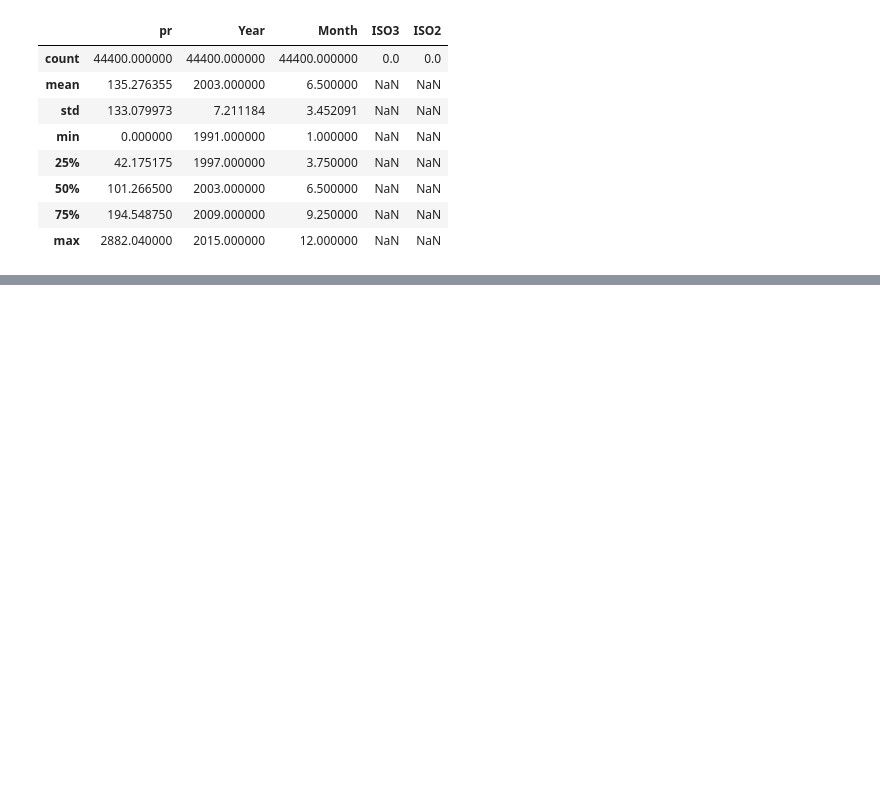
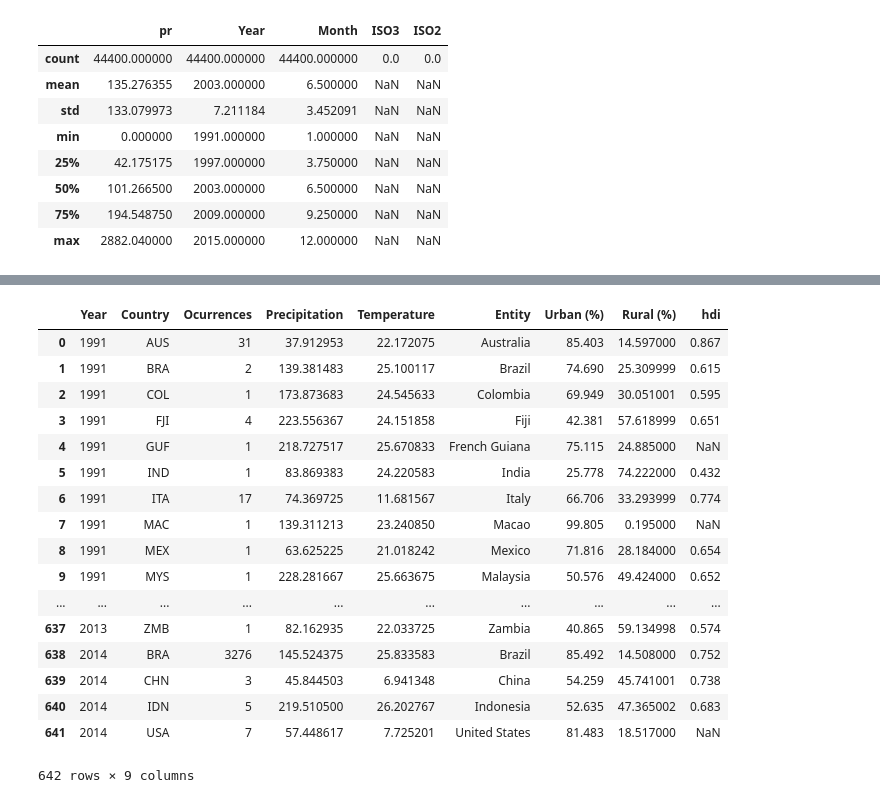
Before and after one commit to QuirkyDataScientist1978/project_dengue_fever, a Jupyter notebook: Final_Project_IP.ipynb, the cells around one changed output, grey strips where cells are left out. Cells and saved outputs as stored; diff of their text form; code cells hidden in the pictures; blank space fills up the shorter version.

```diff
--- a/Final_Project_IP.ipynb
+++ b/Final_Project_IP.ipynb
@@ -200,0 +239,6 @@ temp_rain_occur.to_csv('ocurences.csv', encoding='utf-8', index=False)
+# %%
+# Fix the difference of abbreviations for Romania
+urb['Country']  = urb['Country'].replace('ROU', 'ROM')
+# %%
+urban= pd.merge(temp_rain_occur, urb,  how='left', left_on=['Country','Year'], right_on = ['Country','Year'])
+urban.shape
@@ -200,0 +267,6 @@ temp_rain_occur.to_csv('ocurences.csv', encoding='utf-8', index=False)
+# %%
+hdi = pd.read_csv('/Users/RodolfoSaldanha/Desktop/IP/final_project/Datasets/NEW_HDI.csv')
+#hdi.rename(columns={'Code':'Country'}, inplace=True)
+hdi.drop(columns=['Unnamed: 0'],inplace=True)
+hdi.rename(columns={'COUNTRY_ID':'Country','variable':'Year','value':'hdi'}, inplace=True)
+hdi.head()
@@ -200,0 +280,25 @@ temp_rain_occur.to_csv('ocurences.csv', encoding='utf-8', index=False)
+# %%
+# Different abbreviation of the same country in different datasets
+hdi['Country'] = hdi['Country'].replace('ROU', 'ROM')
+# %%
+hdi_complete= pd.merge(urban, hdi,  how='left', left_on=['Country','Year'], right_on = ['Country','Year'])
+hdi_complete
+# %% [output]
+|  | Year | Country | Ocurrences | Precipitation | Temperature | Entity | Urban (%) | Rural (%) | hdi |
+| 0 | 1991 | AUS | 31 | 37.912953 | 22.172075 | Australia | 85.403 | 14.597000 | 0.867 |
+| 1 | 1991 | BRA | 2 | 139.381483 | 25.100117 | Brazil | 74.690 | 25.309999 | 0.615 |
+| 2 | 1991 | COL | 1 | 173.873683 | 24.545633 | Colombia | 69.949 | 30.051001 | 0.595 |
+| 3 | 1991 | FJI | 4 | 223.556367 | 24.151858 | Fiji | 42.381 | 57.618999 | 0.651 |
+| 4 | 1991 | GUF | 1 | 218.727517 | 25.670833 | French Guiana | 75.115 | 24.885000 | NaN |
+| 5 | 1991 | IND | 1 | 83.869383 | 24.220583 | India | 25.778 | 74.222000 | 0.432 |
+| 6 | 1991 | ITA | 17 | 74.369725 | 11.681567 | Italy | 66.706 | 33.293999 | 0.774 |
+| 7 | 1991 | MAC | 1 | 139.311213 | 23.240850 | Macao | 99.805 | 0.195000 | NaN |
+| 8 | 1991 | MEX | 1 | 63.625225 | 21.018242 | Mexico | 71.816 | 28.184000 | 0.654 |
+| 9 | 1991 | MYS | 1 | 228.281667 | 25.663675 | Malaysia | 50.576 | 49.424000 | 0.652 |
+| ... | ... | ... | ... | ... | ... | ... | ... | ... | ... |
+| 637 | 2013 | ZMB | 1 | 82.162935 | 22.033725 | Zambia | 40.865 | 59.134998 | 0.574 |
+| 638 | 2014 | BRA | 3276 | 145.524375 | 25.833583 | Brazil | 85.492 | 14.508000 | 0.752 |
+| 639 | 2014 | CHN | 3 | 45.844503 | 6.941348 | China | 54.259 | 45.741001 | 0.738 |
+| 640 | 2014 | IDN | 5 | 219.510500 | 26.202767 | Indonesia | 52.635 | 47.365002 | 0.683 |
+| 641 | 2014 | USA | 7 | 57.448617 | 7.725201 | United States | 81.483 | 18.517000 | NaN |
+642 rows × 9 columns
```
Also changed, not shown: parts of 20 cells of this notebook, 10 other files.
